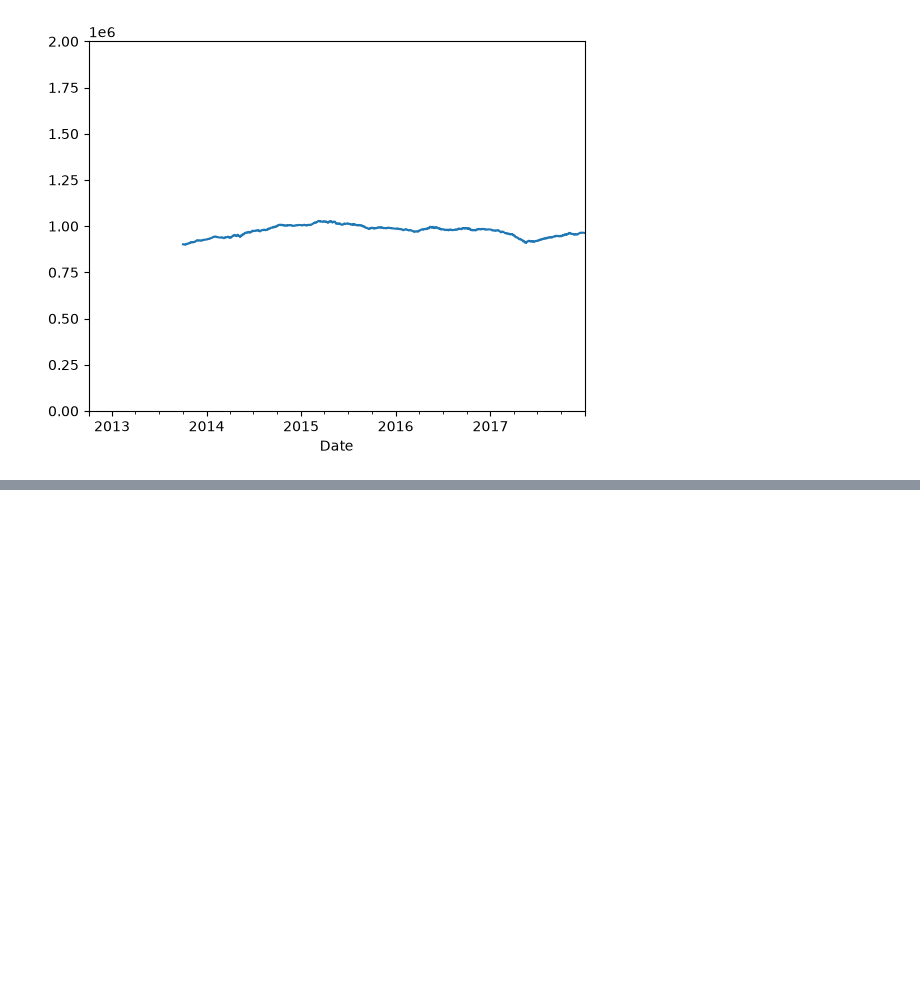
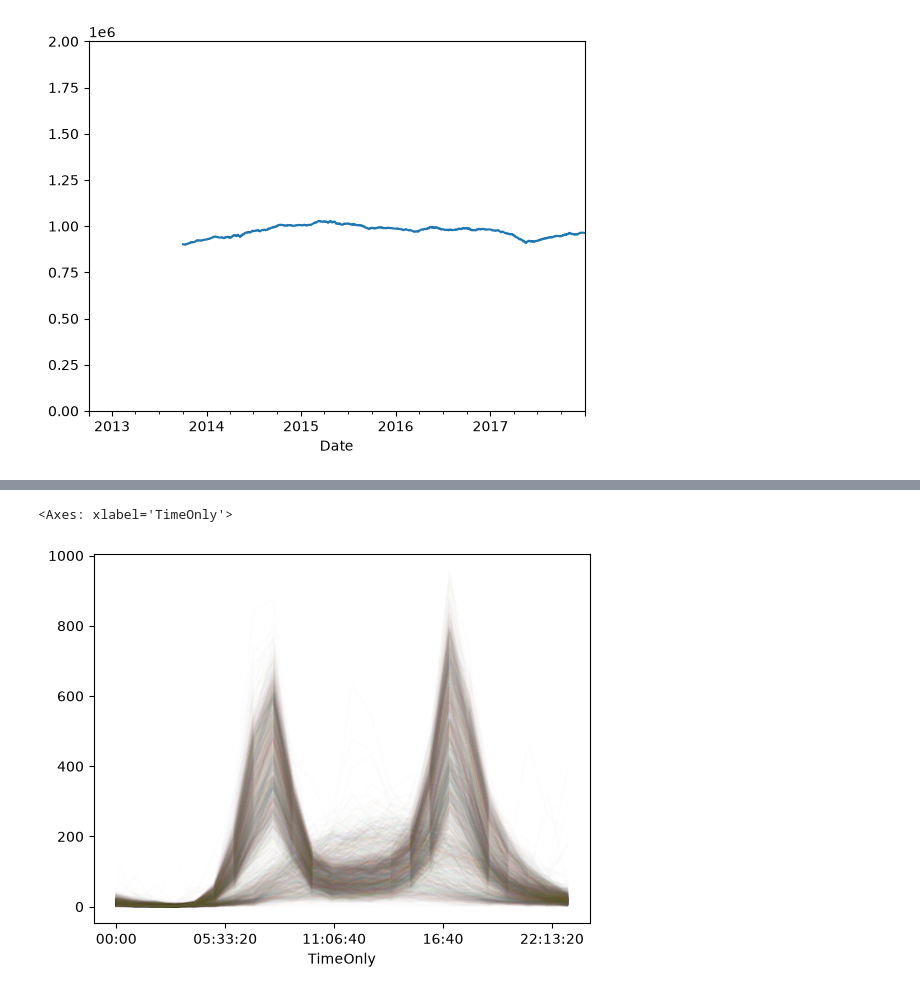
Before and after one commit to pierrick-dardelet/TP-fremont-bridge, a Jupyter notebook: TP-fremont-bridge.ipynb, the cells around one changed output, grey strips where cells are left out. Drawn from its saved outputs; the diff is of its cells as text; code cells hidden in the pictures; blank space fills up the shorter version.

```diff
--- a/TP-fremont-bridge.ipynb
+++ b/TP-fremont-bridge.ipynb
@@ -263,0 +269,14 @@ plt.ylim(0,2e6) # Fixation des bornes y
+# %%
+# Une courbe par jour
+
+dataPre17['DateOnly']=dataPre17.index.date
+dataPre17['TimeOnly']=dataPre17.index.time
+dataPre17.head()
+#On a besoin de créer ces colonnes pour les passer en paramètres de pivot
+
+pivoted=dataPre17.pivot(index='TimeOnly',columns='DateOnly',values='Total')
+
+pivoted.plot(legend=None,alpha=0.01)
+# %% [output]
+<Axes: xlabel='TimeOnly'>
+[figure, added]
```
Also changed, not shown: parts of 3 cells of this notebook.
